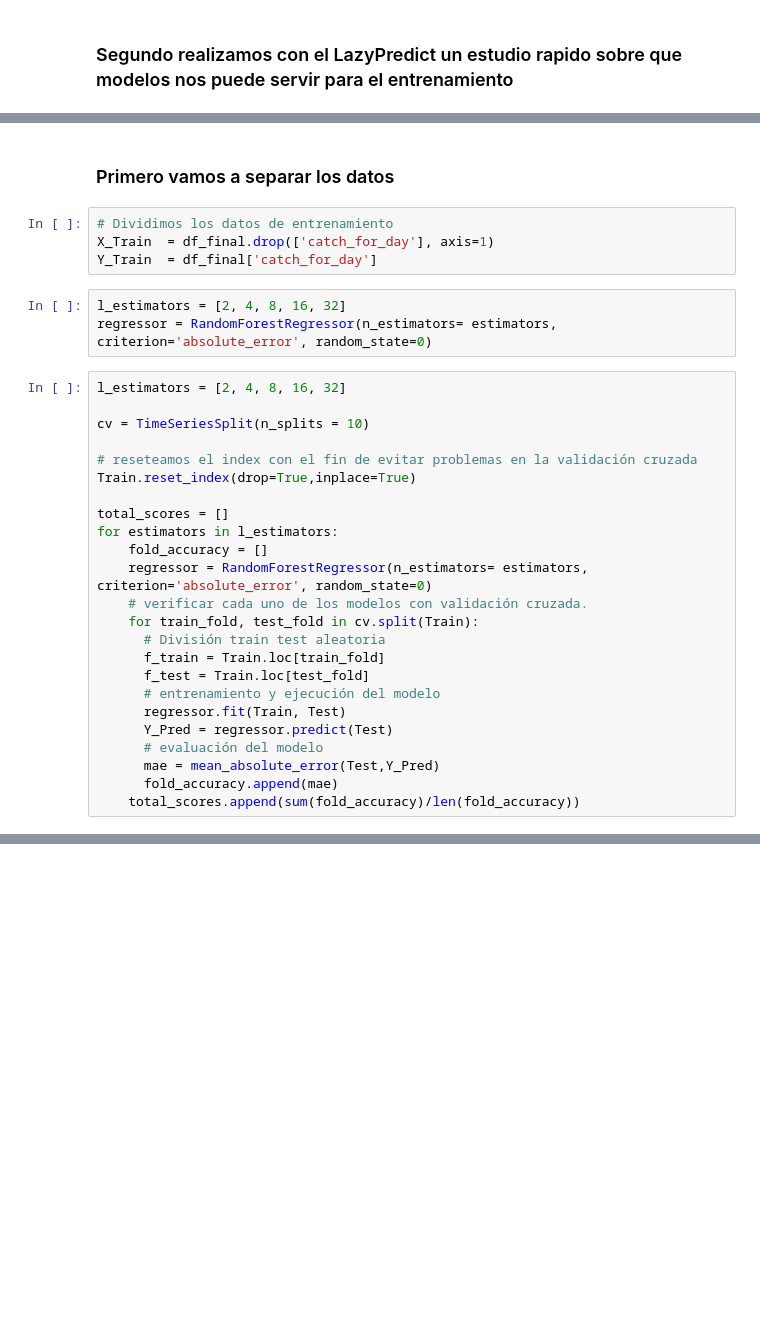
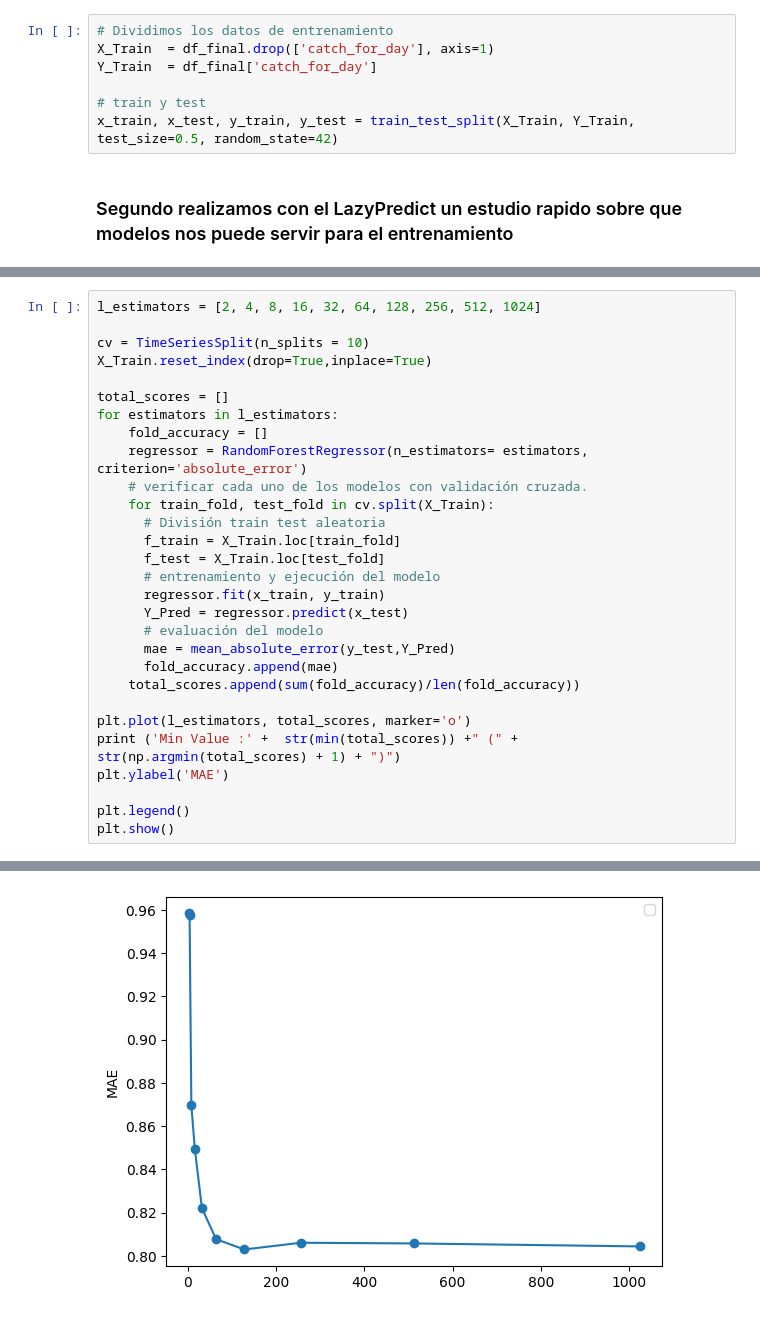
Before and after one commit to pablopuch/sagulpa_final, a Jupyter notebook: sagulpa.ipynb, the cells around one changed output, grey strips where cells are left out. Cells and saved outputs as stored; diff of their text form; blank space fills up the shorter version.

```diff
--- a/sagulpa.ipynb
+++ b/sagulpa.ipynb
@@ -181,3 +191,10 @@ ax.set_xticklabels(ax.get_xticklabels(), rotation=20)
+# %%
+# Dividimos los datos de entrenamiento
+X_Train  = df_final.drop(['catch_for_day'], axis=1)
+Y_Train  = df_final['catch_for_day']
+
+# train y test
+x_train, x_test, y_train, y_test = train_test_split(X_Train, Y_Train, test_size=0.5, random_state=42)
 # %% [markdown]
 ### Segundo realizamos con el LazyPredict un estudio rapido sobre que modelos nos puede servir para el entrenamiento
 # %%
@@ -197,33 +233,30 @@ ax.set_xticklabels(ax.get_xticklabels(), rotation=20)
-# %% [markdown]
-### Primero vamos a separar los datos
-# %%
-# Dividimos los datos de entrenamiento
-X_Train  = df_final.drop(['catch_for_day'], axis=1)
-Y_Train  = df_final['catch_for_day']
-# %%
-l_estimators = [2, 4, 8, 16, 32]
-regressor = RandomForestRegressor(n_estimators= estimators, criterion='absolute_error', random_state=0)
 # %%
-l_estimators = [2, 4, 8, 16, 32]
+l_estimators = [2, 4, 8, 16, 32, 64, 128, 256, 512, 1024]
 
 cv = TimeSeriesSplit(n_splits = 10)
-
-# reseteamos el index con el fin de evitar problemas en la validación cruzada
-Train.reset_index(drop=True,inplace=True)
+X_Train.reset_index(drop=True,inplace=True)
 
 total_scores = []
 for estimators in l_estimators:
     fold_accuracy = []
-    regressor = RandomForestRegressor(n_estimators= estimators, criterion='absolute_error', random_state=0)
+    regressor = RandomForestRegressor(n_estimators= estimators, criterion='absolute_error')
     # verificar cada uno de los modelos con validación cruzada.
-    for train_fold, test_fold in cv.split(Train):
+    for train_fold, test_fold in cv.split(X_Train):
       # División train test aleatoria
-      f_train = Train.loc[train_fold]
-      f_test = Train.loc[test_fold]
+      f_train = X_Train.loc[train_fold]
+      f_test = X_Train.loc[test_fold]
       # entrenamiento y ejecución del modelo
-      regressor.fit(Train, Test)
-      Y_Pred = regressor.predict(Test)
+      regressor.fit(x_train, y_train)
+      Y_Pred = regressor.predict(x_test)
       # evaluación del modelo
-      mae = mean_absolute_error(Test,Y_Pred)
+      mae = mean_absolute_error(y_test,Y_Pred)
       fold_accuracy.append(mae)
     total_scores.append(sum(fold_accuracy)/len(fold_accuracy))
+
+plt.plot(l_estimators, total_scores, marker='o')
+print ('Min Value :' +  str(min(total_scores)) +" (" + str(np.argmin(total_scores) + 1) + ")")
+plt.ylabel('MAE')
+
+plt.legend()
+plt.show()
+# %% [output]
@@ -230,3 +265,4 @@ for estimators in l_estimators:
+[figure, added]
 # %%
 best_est = l_estimators[np.argmin(total_scores)]
 best_mae = min(total_scores)
```
Also changed, not shown: parts of 19 cells of this notebook, 3 other files.
